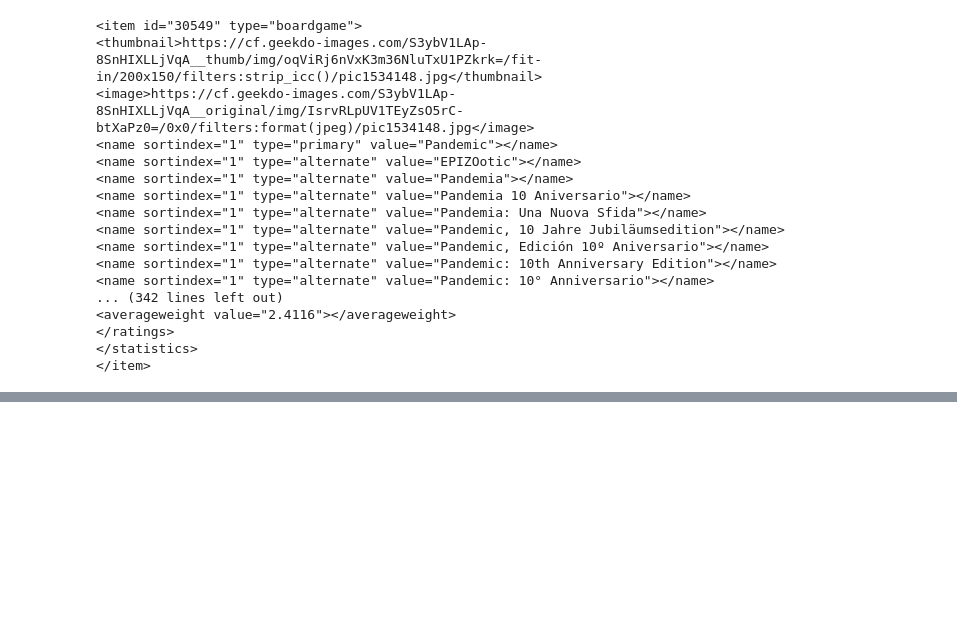
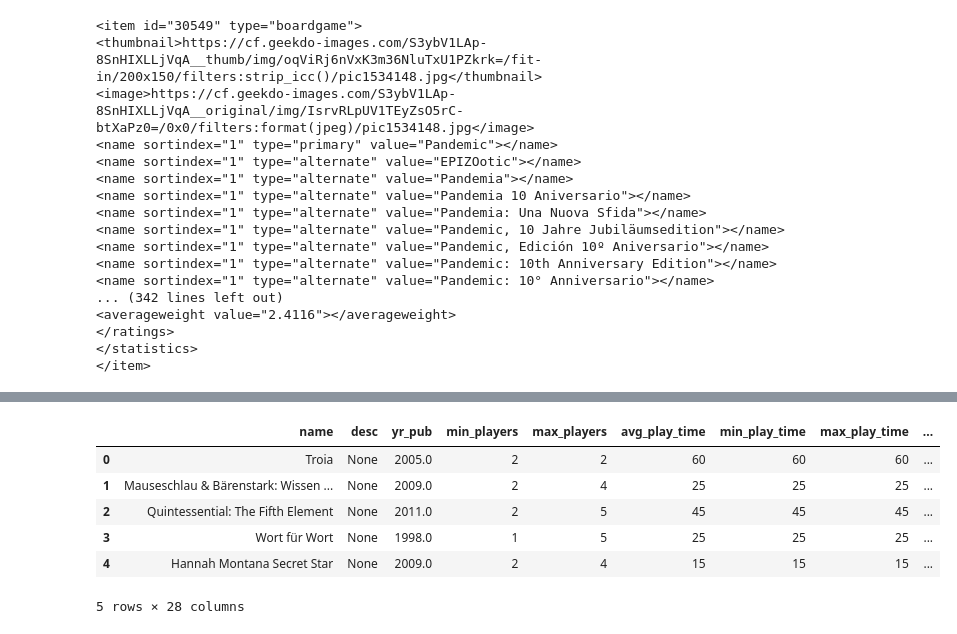
Before and after one commit to cttlc2u/proj5_boardgamerec, a Jupyter notebook: Scraping.ipynb, the cells around one changed output, grey strips where cells are left out. Drawn from its saved outputs; the diff is of its cells as text; code cells hidden in the pictures; blank space fills up the shorter version.

Commit message:
Created board game dictionary and dataframe

```diff
--- a/Scraping.ipynb
+++ b/Scraping.ipynb
@@ -534,0 +545,3 @@ soup.find(True,{'id':True})
+# %%
+with open("bgg_batch_1.txt") as f:
+    batchsoup = BeautifulSoup(f.read())
@@ -534,0 +552,4 @@ soup.find(True,{'id':True})
+# %%
+#soup.find('name')['value']
+for item in batchsoup.find_all('item'):
+    print(item.find('name')['value'])
@@ -534,0 +571,7 @@ soup.find(True,{'id':True})
+# %%
+directory = 'bgg'
+scrapelist = []
+for filename in os.listdir(directory):
+    f = os.path.join(directory, filename)
+    if os.path.isfile(f):
+        scrapelist.append(f)
@@ -534,0 +739,12 @@ soup.find(True,{'id':True})
+# %%
+df = pd.DataFrame(bgg_list)
+# %%
+df.head()
+# %% [output]
+|  | name | desc | yr_pub | min_players | max_players | avg_play_time | min_play_time | max_play_time | ... |
+| 0 | Troia | None | 2005.0 | 2 | 2 | 60 | 60 | 60 | ... |
+| 1 | Mauseschlau & Bärenstark: Wissen ... | None | 2009.0 | 2 | 4 | 25 | 25 | 25 | ... |
+| 2 | Quintessential: The Fifth Element | None | 2011.0 | 2 | 5 | 45 | 45 | 45 | ... |
+| 3 | Wort für Wort | None | 1998.0 | 1 | 5 | 25 | 25 | 25 | ... |
+| 4 | Hannah Montana Secret Star | None | 2009.0 | 2 | 4 | 15 | 15 | 15 | ... |
+5 rows × 28 columns
```
Also changed, not shown: parts of 20 cells of this notebook.
